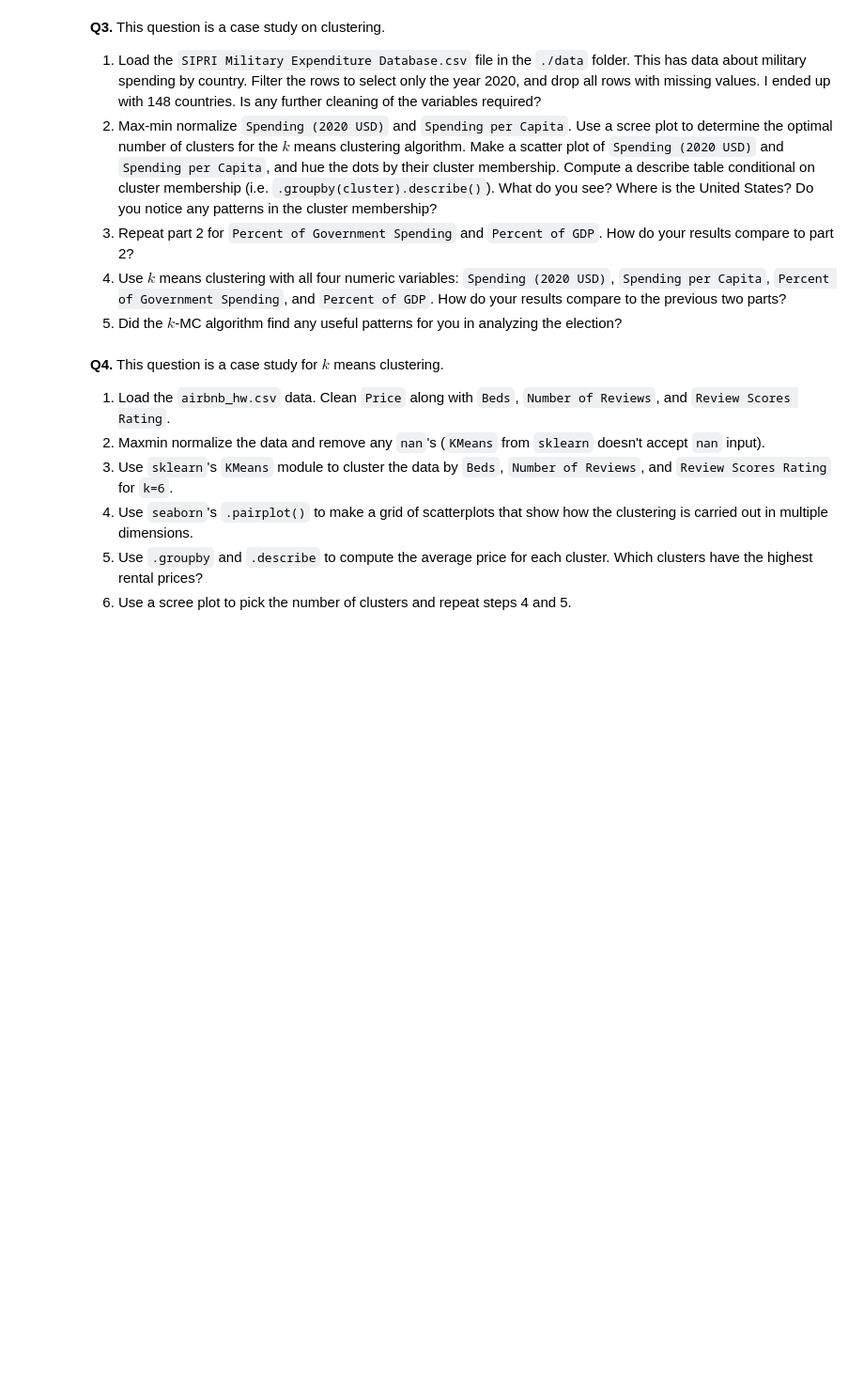
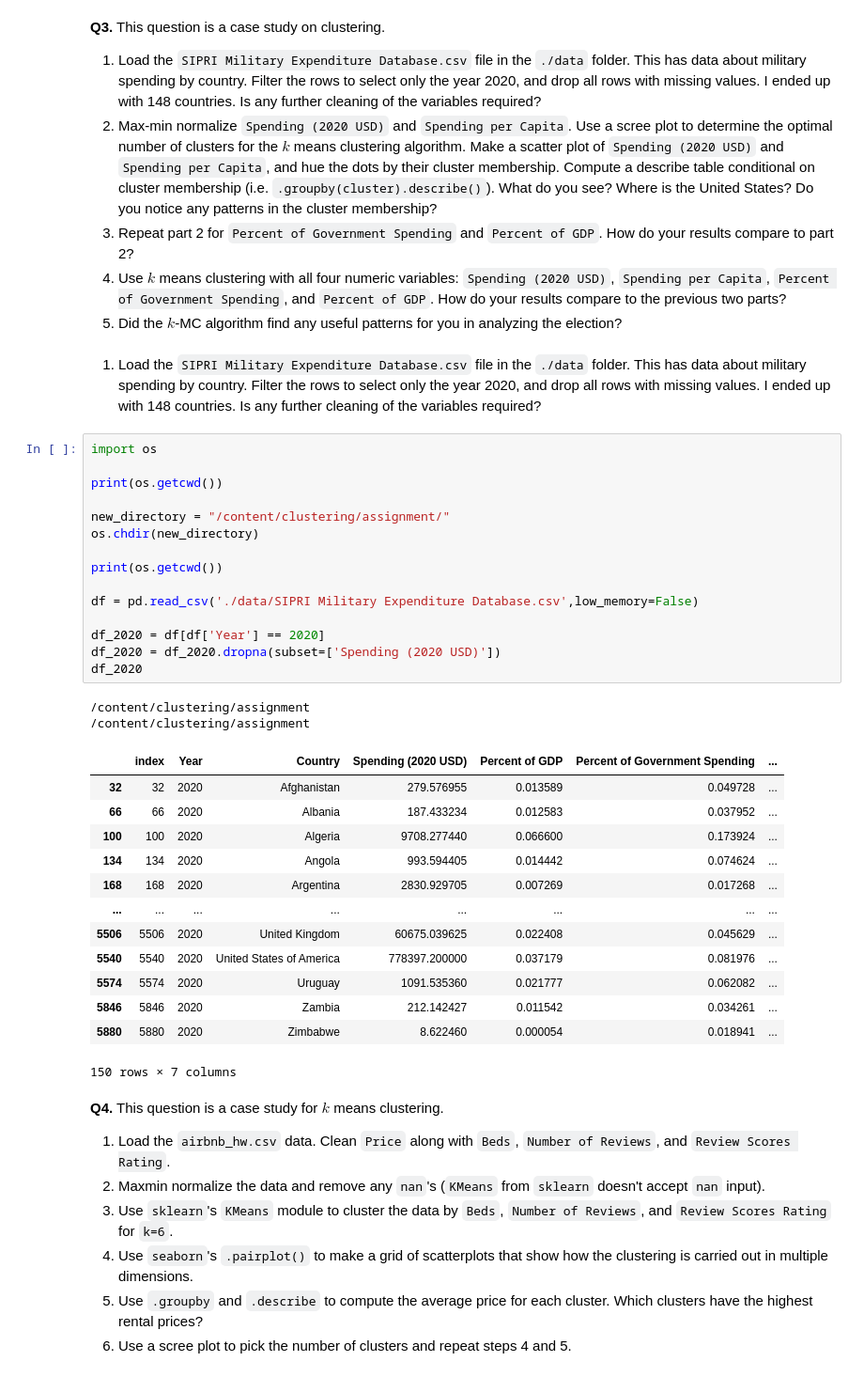
Before and after one commit to Nithil-Suresh/clustering, a Jupyter notebook: assignment/assignment_clustering.ipynb, the cells around one changed output. Shown at 94% size. Drawn from its saved outputs; the diff is of its cells as text; blank space fills up the shorter version.

```diff
--- a/assignment/assignment_clustering.ipynb
+++ b/assignment/assignment_clustering.ipynb
@@ -206,6 +206,39 @@ We choose a k value at the elbow point because that allows us to balance the amo
 3. Repeat part 2 for `Percent of Government Spending` and `Percent of GDP`. How do your results compare to part 2?
 4. Use $k$ means clustering with all four numeric variables: `Spending (2020 USD)`, `Spending per Capita`, `Percent of Government Spending`, and `Percent of GDP`. How do your results compare to the previous two parts?
 5. Did the $k$-MC algorithm find any useful patterns for you in analyzing the election?
+# %% [markdown]
+1. Load the `SIPRI Military Expenditure Database.csv` file in the `./data` folder. This has data about military spending by country. Filter the rows to select only the year 2020, and drop all rows with missing values. I ended up with 148 countries. Is any further cleaning of the variables required?
+# %%
+import os
+
+print(os.getcwd())
+
+new_directory = "/content/clustering/assignment/"
+os.chdir(new_directory)
+
+print(os.getcwd())
+
+df = pd.read_csv('./data/SIPRI Military Expenditure Database.csv',low_memory=False)
+
+df_2020 = df[df['Year'] == 2020]
+df_2020 = df_2020.dropna(subset=['Spending (2020 USD)'])
+df_2020
+# %% [output]
+/content/clustering/assignment
+/content/clustering/assignment
+|  | index | Year | Country | Spending (2020 USD) | Percent of GDP | Percent of Government Spending | ... |
+| 32 | 32 | 2020 | Afghanistan | 279.576955 | 0.013589 | 0.049728 | ... |
+| 66 | 66 | 2020 | Albania | 187.433234 | 0.012583 | 0.037952 | ... |
+| 100 | 100 | 2020 | Algeria | 9708.277440 | 0.066600 | 0.173924 | ... |
+| 134 | 134 | 2020 | Angola | 993.594405 | 0.014442 | 0.074624 | ... |
+| 168 | 168 | 2020 | Argentina | 2830.929705 | 0.007269 | 0.017268 | ... |
+| ... | ... | ... | ... | ... | ... | ... | ... |
+| 5506 | 5506 | 2020 | United Kingdom | 60675.039625 | 0.022408 | 0.045629 | ... |
+| 5540 | 5540 | 2020 | United States of America | 778397.200000 | 0.037179 | 0.081976 | ... |
+| 5574 | 5574 | 2020 | Uruguay | 1091.535360 | 0.021777 | 0.062082 | ... |
+| 5846 | 5846 | 2020 | Zambia | 212.142427 | 0.011542 | 0.034261 | ... |
+| 5880 | 5880 | 2020 | Zimbabwe | 8.622460 | 0.000054 | 0.018941 | ... |
+150 rows × 7 columns
 # %% [markdown]
 **Q4.** This question is a case study for $k$ means clustering.
 
```
